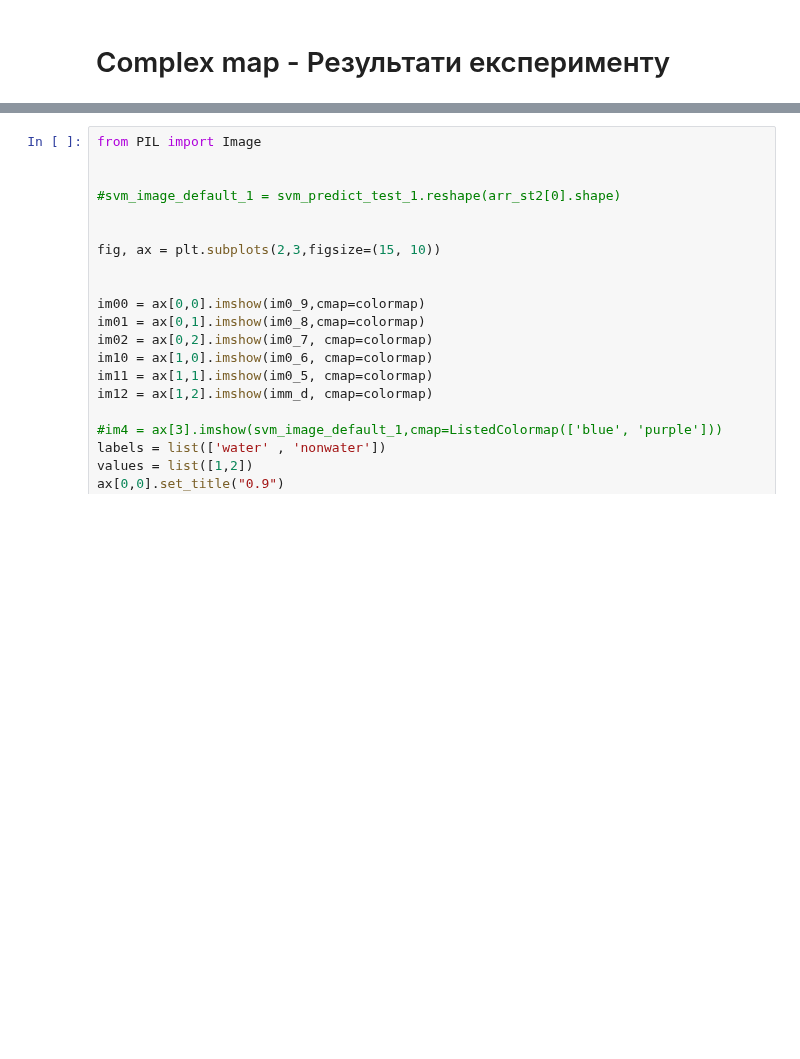
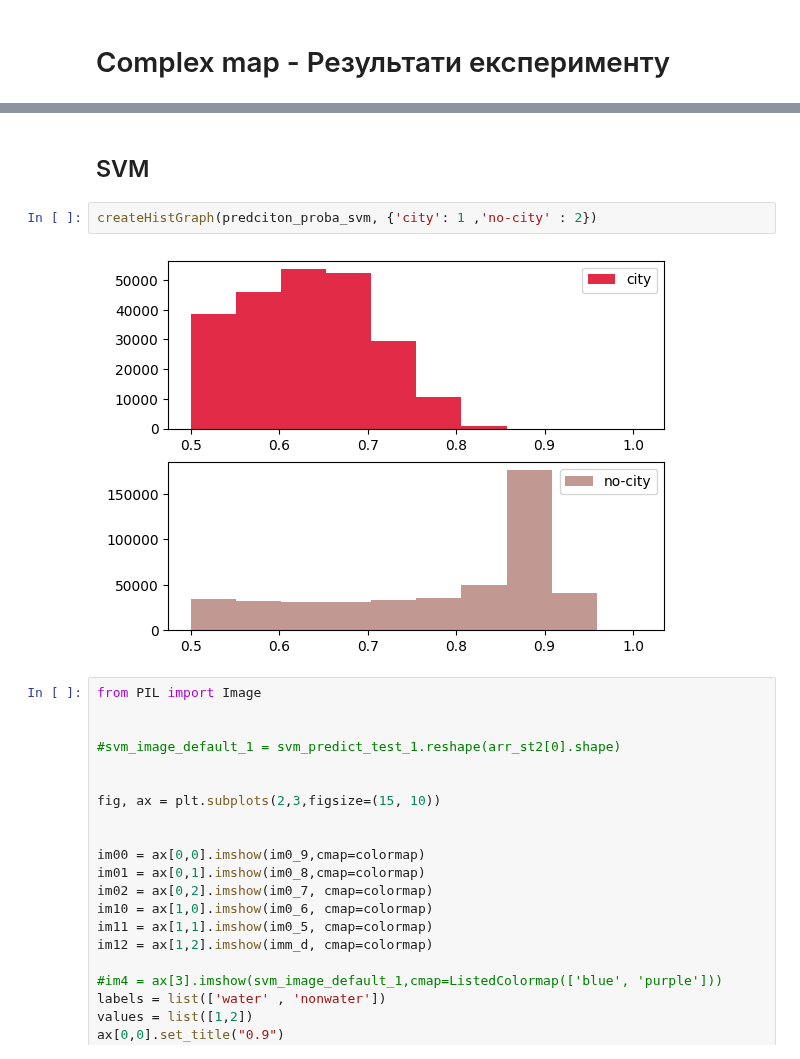
Before and after one commit to angpysha/Satellite_Imagery_Analysis, a Jupyter notebook: Classification/experiments/city_noncity_maps.ipynb, the cells around one changed output, grey strips where cells are left out. Cells and saved outputs as stored; diff of their text form; blank space fills up the shorter version.

```diff
--- a/Classification/experiments/city_noncity_maps.ipynb
+++ b/Classification/experiments/city_noncity_maps.ipynb
@@ -452,3 +472,9 @@ TypeError: 'NoneType' object is not iterable
+# %% [markdown]
+## SVM
+# %%
+createHistGraph(predciton_proba_svm, {'city': 1 ,'no-city' : 2})
+# %% [output]
+[figure, added]
 # %%
 from PIL import Image
 
```
Also changed, not shown: parts of 7 cells of this notebook, 1 other file.
